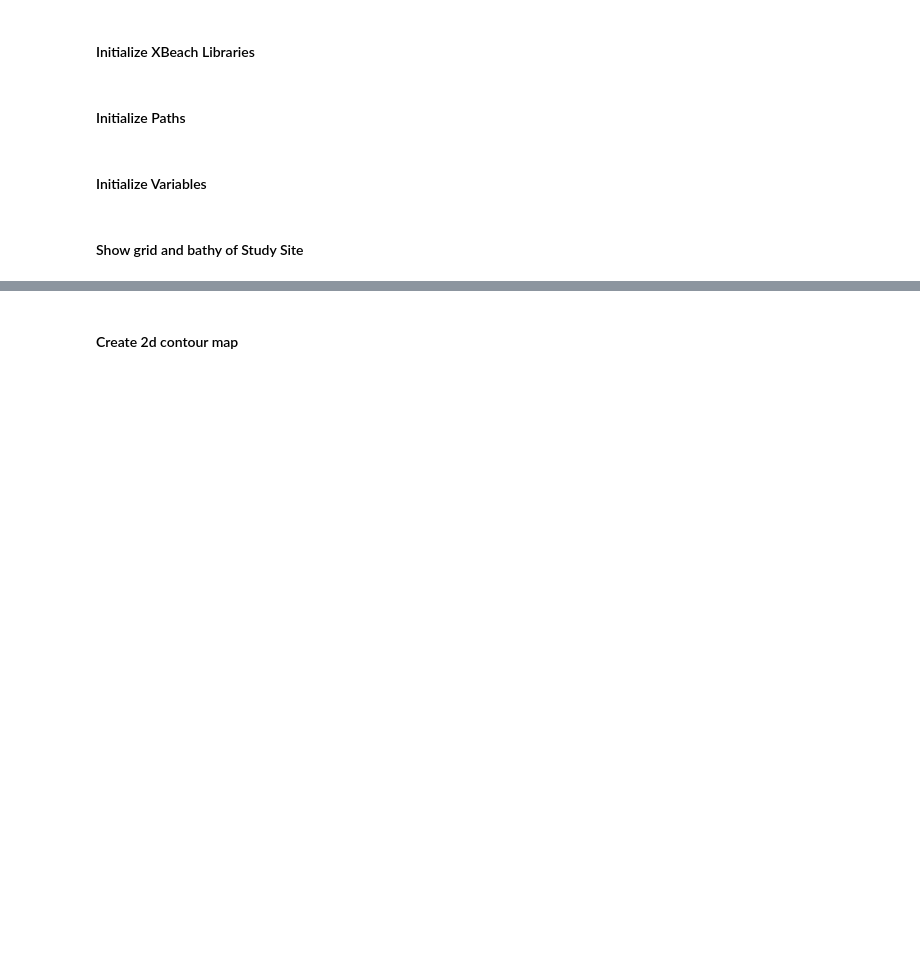
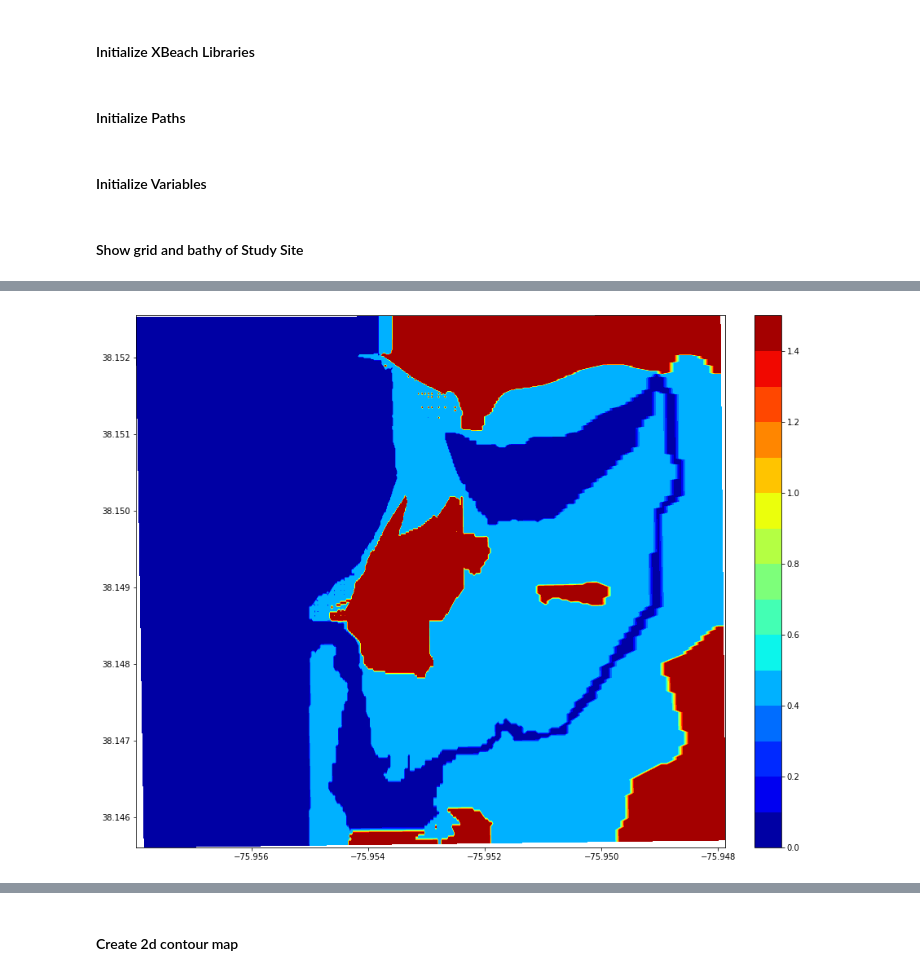
Before and after one commit to yangzhangfeng/xbeach, a Jupyter notebook: xbeach_python/post_process_2d.ipynb, the cells around one changed output, grey strips where cells are left out. Drawn from its saved outputs; the diff is of its cells as text; code cells hidden in the pictures; blank space fills up the shorter version.

```diff
--- a/xbeach_python/post_process_2d.ipynb
+++ b/xbeach_python/post_process_2d.ipynb
@@ -51,3 +52,38 @@ m.save(outfile='map.html')
 IFrame('map.html', width=900, height=650)
 # %% [output]
 [interactive output not drawn]
+# %%
+vege = np.zeros(x.shape)
+bed  = np.zeros(x.shape)
+z0 = z[0,:,:]
+# %%
+mannings = [0.027,0.02,0.025,0.100]#channel,ocean,marsh, tree
+v_heights = [0.45,0.8,1.5,0]#marsh,beach,tress,none
+x1,y1 = x.shape
+for i in range(0,x1):
+    for ii in range(0,y1):
+        if z0[i,ii]<-.05 and x[i,ii]>-75.955 and y[i,ii]<38.1485:
+            bed[i,ii] = mannings[0]
+        elif z0[i,ii]<-.05 and x[i,ii]>-75.95325:
+            bed[i,ii] = mannings[0]
+
+        elif -0.05<z0[i,ii]<0.7 and x[i,ii]>-75.955:
+            bed[i,ii] = mannings[2]
+            vege[i,ii]=v_heights[0]
+
+        elif z0[i,ii]>0.7:
+            bed[i,ii] = mannings[3]
+            vege[i,ii]=v_heights[2]
+        else:
+            bed[i,ii] = mannings[1]
+            vege[i,ii]=v_heights[3]
+# %%
+fig,ax = plt.subplots(figsize=(16,12))
+levels = np.arange(0,1.6,0.1)
+plt.contourf(x,y,vege[:,:],cmap='jet',vmin=0,vmax=np.max(levels),levels=levels)
+plt.colorbar(cmap='jet',pad=0.04)
+ax.set_xlim([x.min(),x.max()])
+ax.set_ylim([y.min(),y.max()])
+plt.show()
+# %% [output]
+[figure, added]
```
Also changed, not shown: parts of 9 cells of this notebook.
